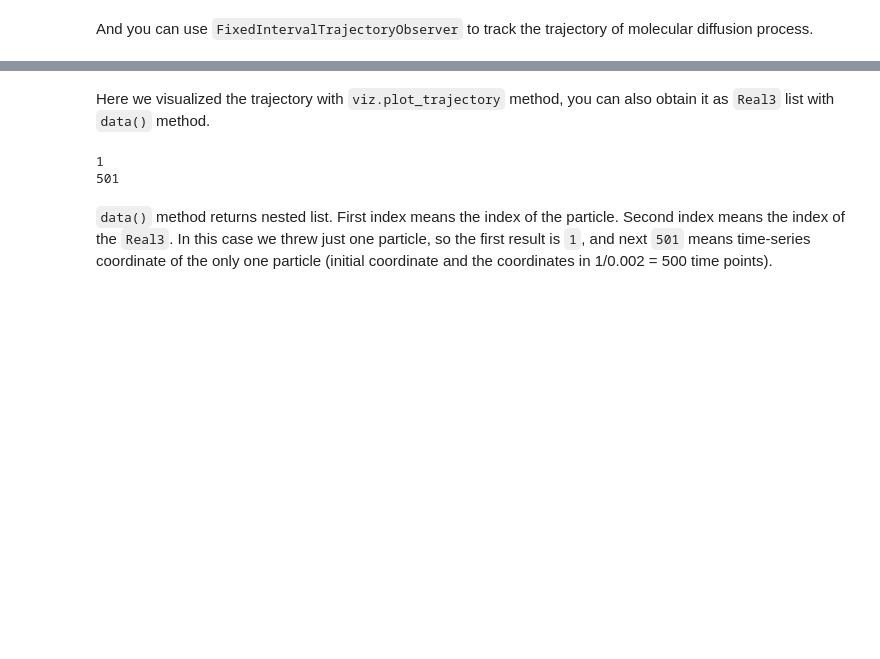
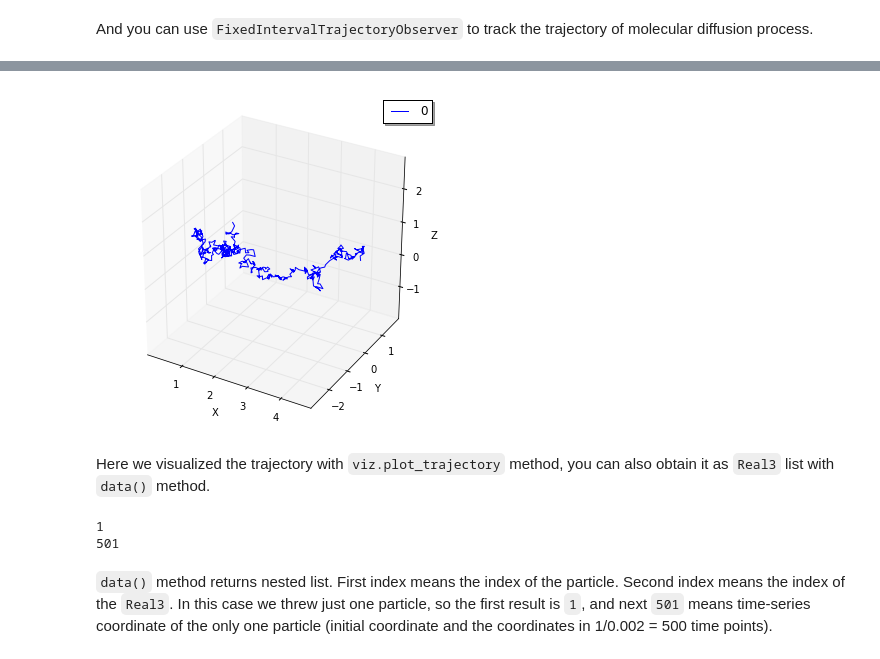
Before and after one commit to ecell/ecell4_base, a Jupyter notebook: ipynb/Tutorials/10. Spatiocyte Method.ipynb, the cells around one changed output, grey strips where cells are left out. Saved outputs shown, nothing was run; the diff lists cells and outputs as text; code cells hidden in the pictures; blank space fills up the shorter version.

```diff
--- a/ipynb/Tutorials/10. Spatiocyte Method.ipynb
+++ b/ipynb/Tutorials/10. Spatiocyte Method.ipynb
@@ -102,5 +103,6 @@ And you can use `FixedIntervalTrajectoryObserver` to track the trajectory of mol
 sim = spatiocyte.SpatiocyteSimulator(w)
 obs = FixedIntervalTrajectoryObserver(0.002, (pid,))
 sim.run(1, obs)
-viz.plot_trajectory(obs)
+viz.plot_trajectory(obs, interactive=False)
+# viz.plot_trajectory(obs)
 # %% [output]
@@ -108,3 +109,4 @@ viz.plot_trajectory(obs)
+[figure, added]
 # %% [markdown]
 Here we visualized the trajectory with `viz.plot_trajectory` method, you can also obtain it as `Real3` list with `data()` method.
 # %%
```
Also changed, not shown: parts of 10 cells of this notebook, 6 other files.
